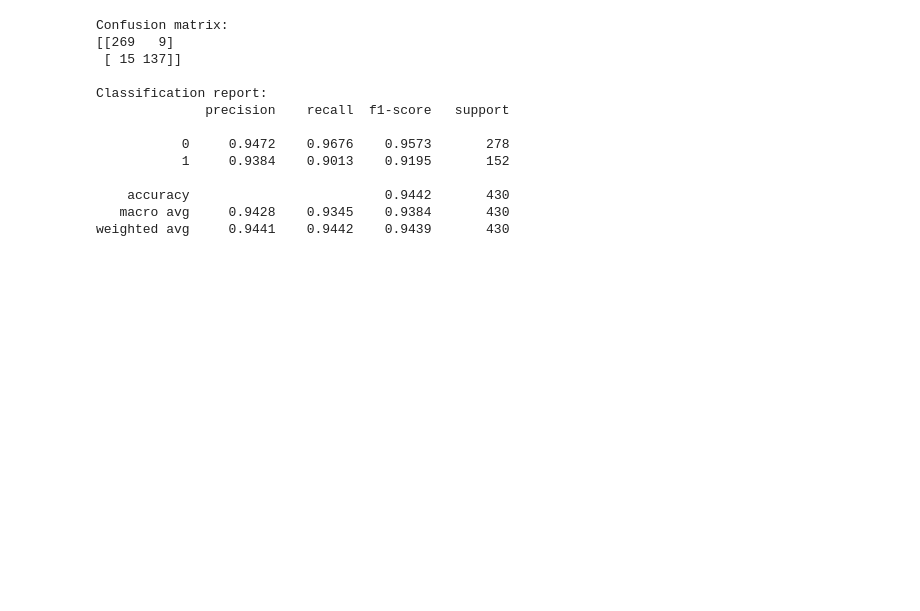
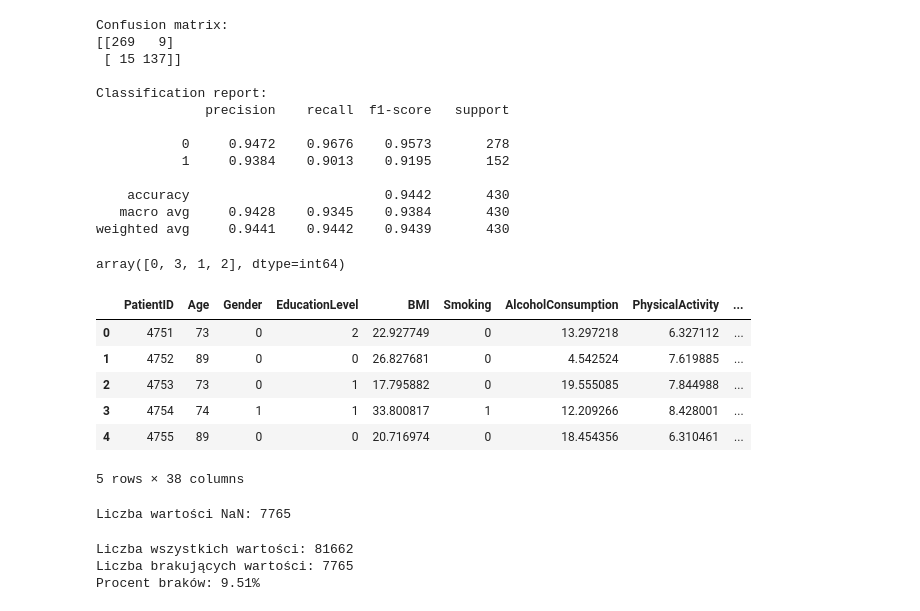
Before and after one commit to JakubDralus/advanced-machine-learning, a Jupyter notebook: project.ipynb, the cells around one changed output. Drawn from its saved outputs; the diff is of its cells as text; code cells hidden in the pictures; blank space fills up the shorter version.

```diff
--- a/project.ipynb
+++ b/project.ipynb
@@ -521,3 +521,66 @@ Classification report:
     accuracy                         0.9442       430
    macro avg     0.9428    0.9345    0.9384       430
 weighted avg     0.9441    0.9442    0.9439       430
+# %%
+df['Ethnicity'].unique()
+# %% [output]
+array([0, 3, 1, 2], dtype=int64)
+# %%
+mapping = {
+    0: 'Caucasian',
+    1: 'African American',
+    2: 'Asian',
+    3: 'Other'
+}
+
+df['Ethnicity'] = df['Ethnicity'].map(mapping)
+
+df_encoded = pd.get_dummies(df, columns=['Ethnicity'], dtype=int)
+
+df_encoded.head()
+# %% [output]
+|  | PatientID | Age | Gender | EducationLevel | BMI | Smoking | AlcoholConsumption | PhysicalActivity | ... |
+| 0 | 4751 | 73 | 0 | 2 | 22.927749 | 0 | 13.297218 | 6.327112 | ... |
+| 1 | 4752 | 89 | 0 | 0 | 26.827681 | 0 | 4.542524 | 7.619885 | ... |
+| 2 | 4753 | 73 | 0 | 1 | 17.795882 | 0 | 19.555085 | 7.844988 | ... |
+| 3 | 4754 | 74 | 1 | 1 | 33.800817 | 1 | 12.209266 | 8.428001 | ... |
+| 4 | 4755 | 89 | 0 | 0 | 20.716974 | 0 | 18.454356 | 6.310461 | ... |
+5 rows × 38 columns
+# %%
+import numpy as np
+import pandas as pd
+
+df_with_missing = df_encoded.copy()
+
+np.random.seed(42)
+
+valid_cols = [i for i, col in enumerate(df_with_missing.columns) if col != 'Diagnosis']
+
+n_rows, n_cols = df_with_missing.shape
+total_values = n_rows * n_cols
+
+n_missing = int(total_values * 0.10)
+
+row_indices = np.random.randint(0, n_rows, n_missing)
+col_indices = np.random.choice(valid_cols, n_missing, replace=True)
+
+for r, c in zip(row_indices, col_indices):
+    df_with_missing.iat[r, c] = np.nan
+
+print("Liczba wartości NaN:", df_with_missing.isna().sum().sum())
+# %% [output]
+Liczba wartości NaN: 7765
+# %%
+total_values = df_with_missing.size
+
+missing_values = df_with_missing.isna().sum().sum()
+
+missing_percent = (missing_values / total_values) * 100
+
+print(f"Liczba wszystkich wartości: {total_values}")
+print(f"Liczba brakujących wartości: {missing_values}")
+print(f"Procent braków: {missing_percent:.2f}%")
+# %% [output]
+Liczba wszystkich wartości: 81662
+Liczba brakujących wartości: 7765
+Procent braków: 9.51%
```
Also changed, not shown: parts of 11 cells of this notebook, 1 other file.
